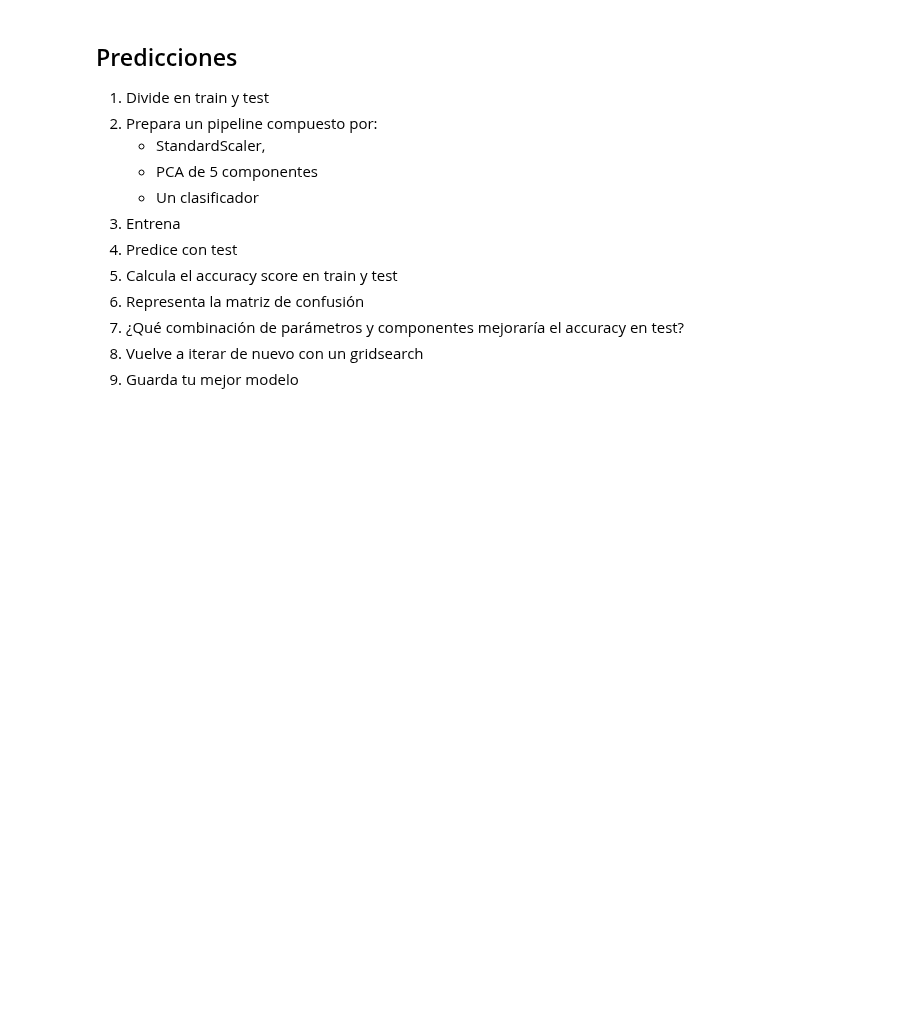
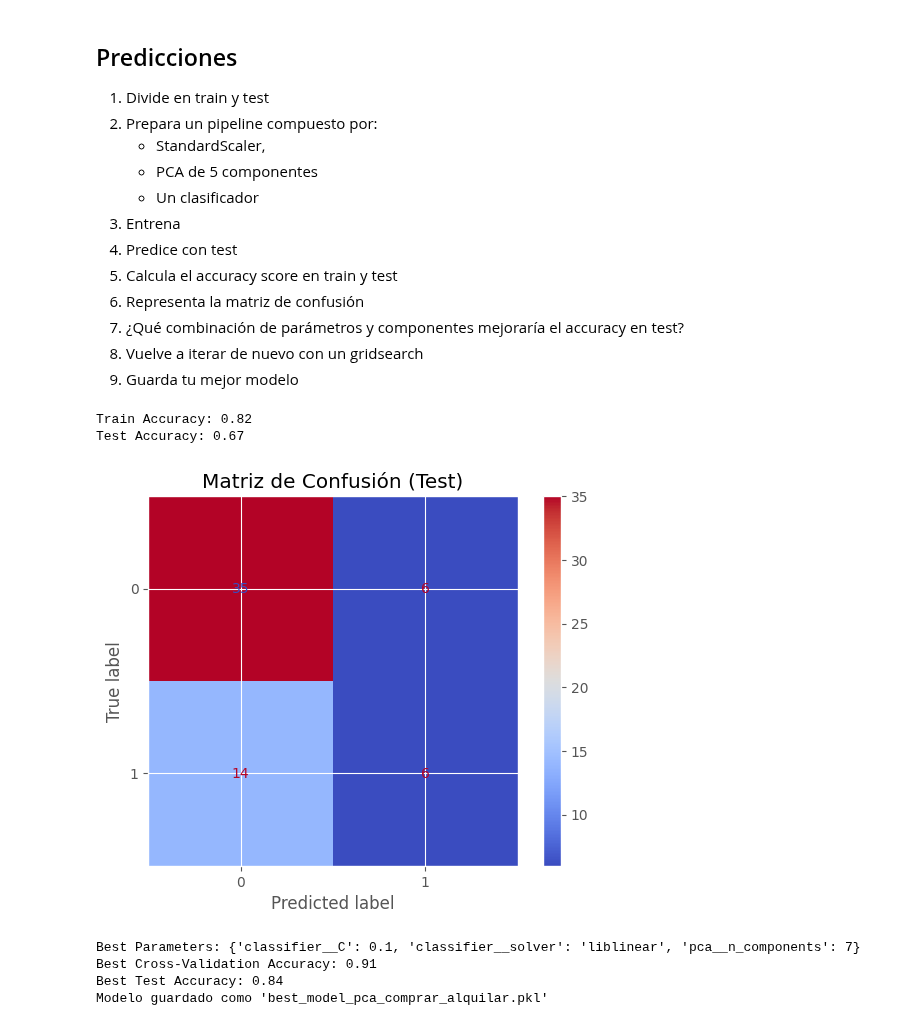
Before and after one commit to MikelTelo/dsft2409_mikeltelo, a Jupyter notebook: 2409_dsft_thebridge_core/3-Machine_Learning/2-No_Supervisado/2-PCA/Practica/2_PCA Alquier Compra_MTA.ipynb, the cells around one changed output. Saved outputs shown, nothing was run; the diff lists cells and outputs as text; code cells hidden in the pictures; blank space fills up the shorter version.

```diff
--- a/2409_dsft_thebridge_core/3-Machine_Learning/2-No_Supervisado/2-PCA/Practica/2_PCA Alquier Compra_MTA.ipynb
+++ b/2409_dsft_thebridge_core/3-Machine_Learning/2-No_Supervisado/2-PCA/Practica/2_PCA Alquier Compra_MTA.ipynb
@@ -292,3 +292,76 @@ sns.heatmap((dfh), annot=True, fmt='.2f', cmap='coolwarm', linewidths=0.5)
 7. ¿Qué combinación de parámetros y componentes mejoraría el accuracy en test?
 8. Vuelve a iterar de nuevo con un gridsearch
 9. Guarda tu mejor modelo
+# %%
+from sklearn.model_selection import train_test_split, GridSearchCV
+from sklearn.pipeline import Pipeline
+from sklearn.preprocessing import StandardScaler
+from sklearn.decomposition import PCA
+from sklearn.linear_model import LogisticRegression
+from sklearn.metrics import accuracy_score, confusion_matrix, ConfusionMatrixDisplay
+import joblib
+
+# 1. Dividir en train y test
+X = df.drop(columns=['comprar'])
+y = df['comprar']
+X_train, X_test, y_train, y_test = train_test_split(X, y, test_size=0.3, random_state=42, stratify=y)
+
+# 2. Crear el pipeline
+pipeline = Pipeline([
+    ('scaler', StandardScaler()),
+    ('pca', PCA(n_components=5)),
+    ('classifier', LogisticRegression())
+])
+
+# 3. Entrenar el modelo
+pipeline.fit(X_train, y_train)
+
+# 4. Predicciones
+y_train_pred = pipeline.predict(X_train)
+y_test_pred = pipeline.predict(X_test)
+
+# 5. Calcular accuracy
+train_accuracy = accuracy_score(y_train, y_train_pred)
+test_accuracy = accuracy_score(y_test, y_test_pred)
+
+print(f"Train Accuracy: {train_accuracy:.2f}")
+print(f"Test Accuracy: {test_accuracy:.2f}")
+
+# Matriz de confusión
+conf_matrix = confusion_matrix(y_test, y_test_pred)
+disp = ConfusionMatrixDisplay(confusion_matrix=conf_matrix, display_labels=pipeline.classes_)
+disp.plot(cmap='coolwarm')
+plt.title("Matriz de Confusión (Test)")
+plt.show()
+
+# 6. Optimización con GridSearchCV
+param_grid = {
+    'pca__n_components': [2, 3, 5, 7],
+    'classifier__C': [0.1, 1, 10],  # Regularización para LogisticRegression
+    'classifier__solver': ['liblinear', 'lbfgs']
+}
+
+grid_search = GridSearchCV(pipeline, param_grid, cv=5, scoring='accuracy', n_jobs=-1)
+grid_search.fit(X_train, y_train)
+
+# Mejor modelo
+best_model = grid_search.best_estimator_
+print(f"Best Parameters: {grid_search.best_params_}")
+print(f"Best Cross-Validation Accuracy: {grid_search.best_score_:.2f}")
+
+# Evaluar el mejor modelo en test
+best_test_pred = best_model.predict(X_test)
+best_test_accuracy = accuracy_score(y_test, best_test_pred)
+print(f"Best Test Accuracy: {best_test_accuracy:.2f}")
+
+# 7. Guardar el mejor modelo
+joblib.dump(best_model, 'best_model_pca_comprar_alquilar.pkl')
+print("Modelo guardado como 'best_model_pca_comprar_alquilar.pkl'")
+# %% [output]
+Train Accuracy: 0.82
+Test Accuracy: 0.67
+[figure, added]
+Best Parameters: {'classifier__C': 0.1, 'classifier__solver': 'liblinear', 'pca__n_components': 7}
+Best Cross-Validation Accuracy: 0.91
+Best Test Accuracy: 0.84
+Modelo guardado como 'best_model_pca_comprar_alquilar.pkl'
```
Also changed, not shown: parts of 1 cell of this notebook, 1 other file.
